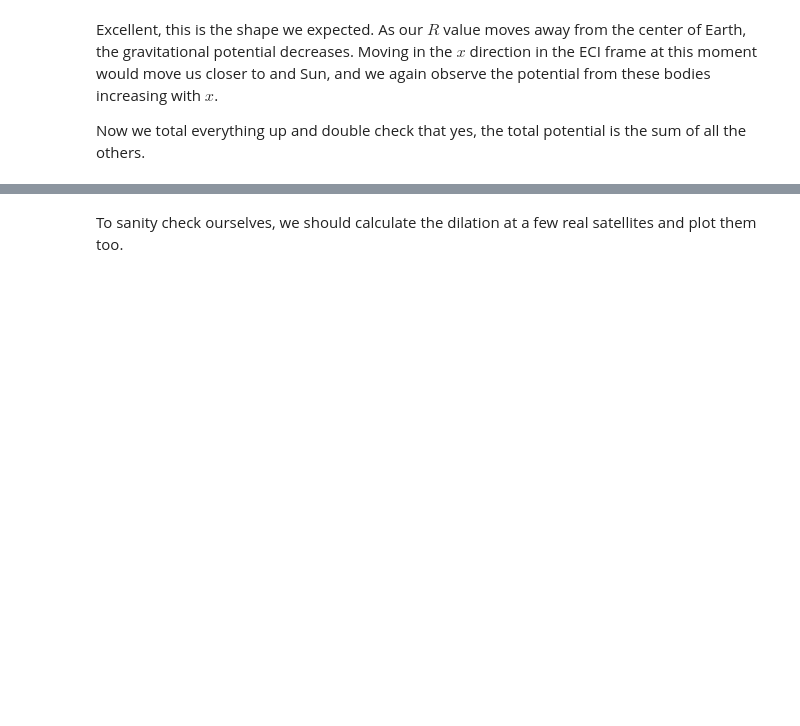
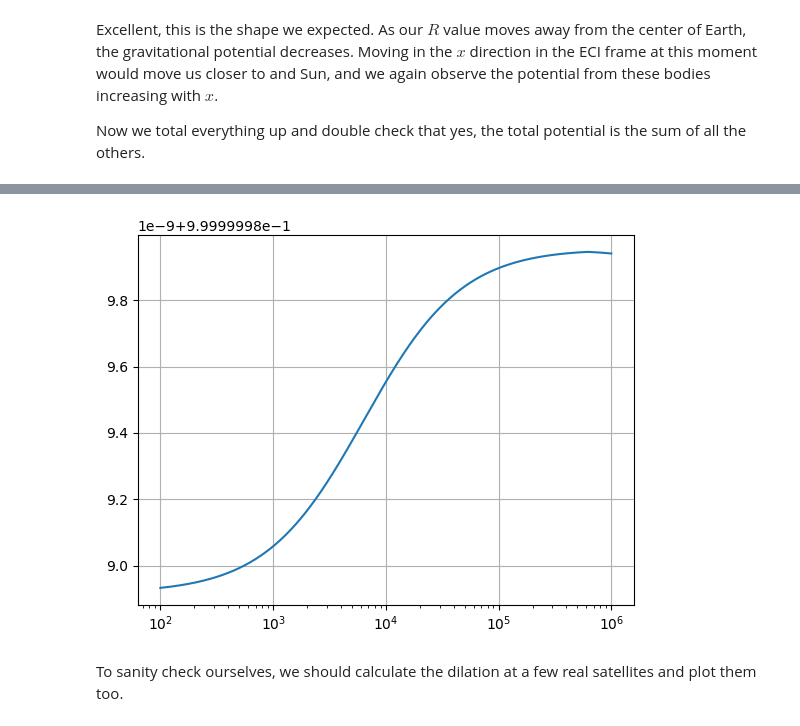
Before and after one commit to philiplinden/spacetime, a Jupyter notebook: learning/notebooks/time_dilation.ipynb, the cells around one changed output, grey strips where cells are left out. Saved outputs shown, nothing was run; the diff lists cells and outputs as text; code cells hidden in the pictures; blank space fills up the shorter version.

```diff
--- a/learning/notebooks/time_dilation.ipynb
+++ b/learning/notebooks/time_dilation.ipynb
@@ -234,3 +238,0 @@ $[7.8437187,~7.8432986,~7.8428756,~\dots,~1.9208806,~1.9142907,~1.9077158] \; \m
-# %%
-def time_dilation(orbit):
-    pass
@@ -237,2 +264,24 @@ def time_dilation(orbit):
+# %%
+from astropy.constants import c
+
+def time_dilation(instant, potential_field):
+    U = potential_field.energy(instant)
+    speed_squared = instant.kinetic_energy() * 2 # per unit mass
+    v_r = instant.vel.d_x
+    c_squared = np.power(c,2)
+    return np.sqrt(1 + \
+        (2*U) / c_squared \
+        - speed_squared / c_squared + \
+        np.power(
+            (c_squared / (2*U) + 1), -1
+        ) * (np.power(v_r,2) / c_squared)
+    )
+# %%
+dilation = [time_dilation(i,total_potential) for i in instants]
+plt.plot(r-1 * u.astrophys.earthRad, dilation)
+plt.xscale('log')
+plt.grid()
+# %% [output]
+[figure, added]
 # %% [markdown]
 To sanity check ourselves, we should calculate the dilation at a few real satellites and plot them too.
```
Also changed, not shown: parts of 15 cells of this notebook.
